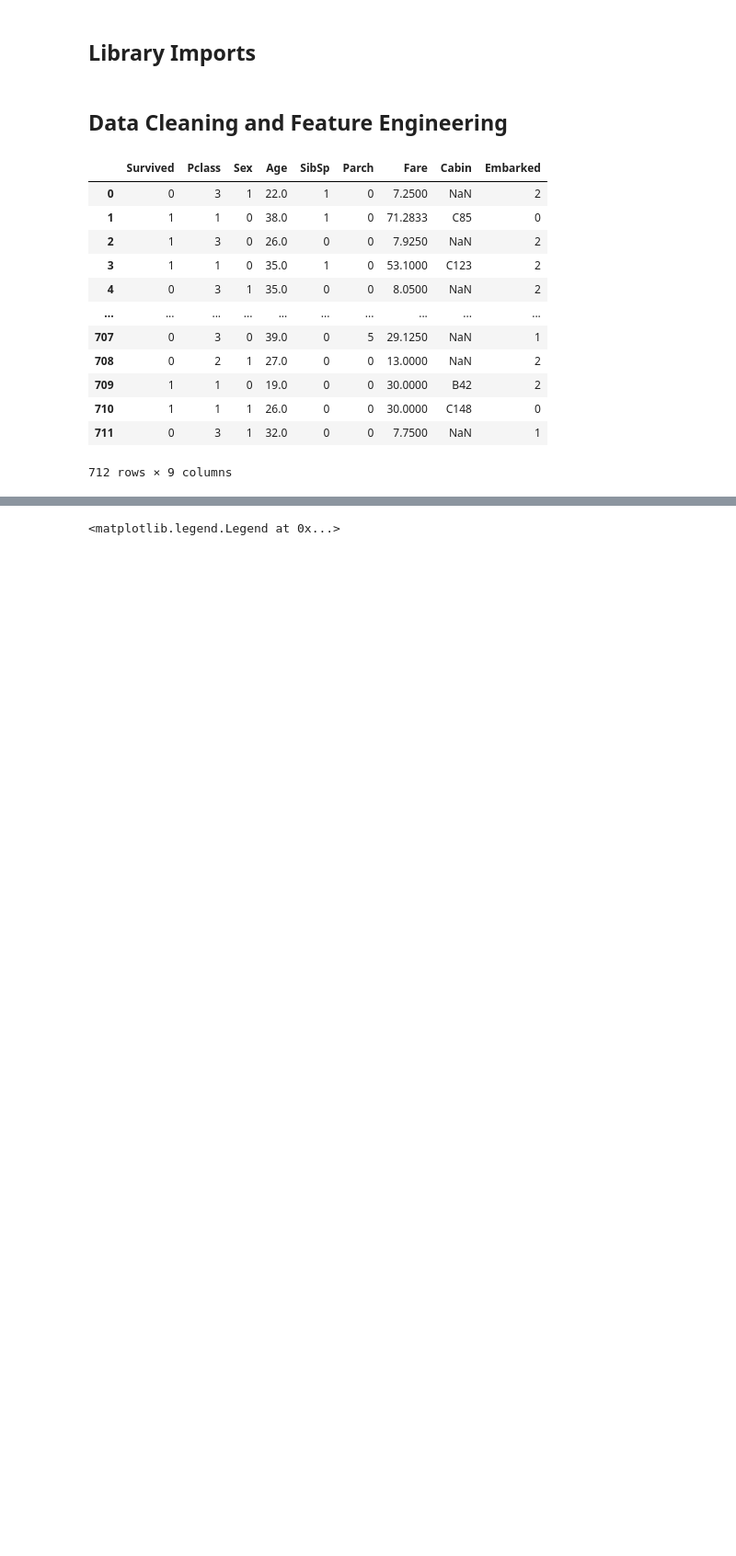
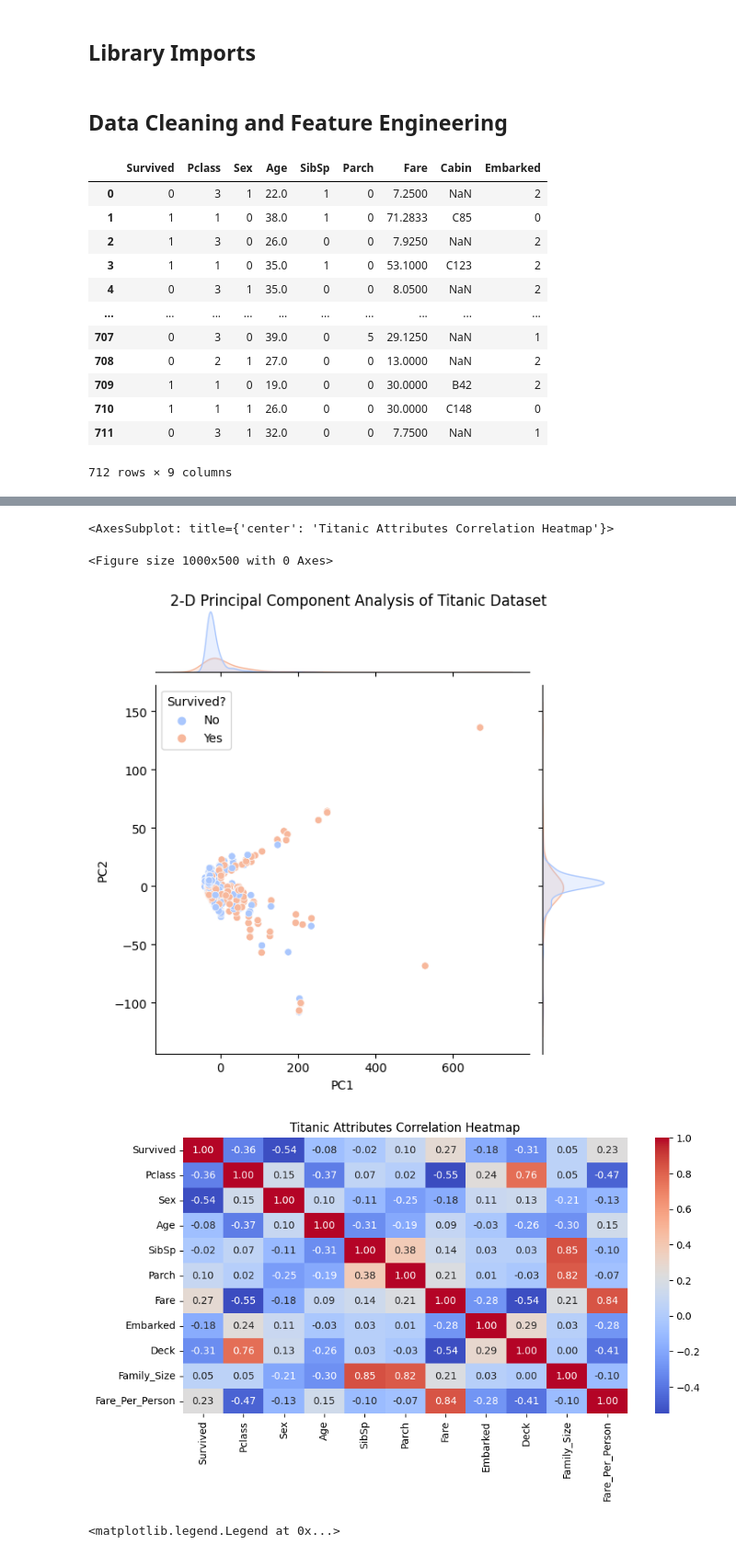
Before and after one commit to max-barker/comp5013-project, a Jupyter notebook: workbook.ipynb, the cells around one changed output, grey strips where cells are left out. Shown: that part at 92% size. Drawn from its saved outputs; the diff is of its cells as text; code cells hidden in the pictures; blank space fills up the shorter version.

```diff
--- a/workbook.ipynb
+++ b/workbook.ipynb
@@ -60,4 +68,29 @@ df_titanic
 712 rows × 11 columns
+# %%
+plt.figure(figsize=(10, 5))
+pca = PCA(n_components=2)
+pca.fit(df_titanic)
+pca_df = pd.DataFrame(pca.transform(df_titanic), columns=['PC1', 'PC2'])
+pca_df['Survived'] = df_titanic['Survived']
+
+jg = sns.jointplot(data=pca_df, x="PC1", y="PC2", hue="Survived", palette='coolwarm')
+jg.fig.subplots_adjust(top=0.95)
+jg.fig.suptitle('2-D Principal Component Analysis of Titanic Dataset')
+ax = plt.gca()
+handles, _ = ax.get_legend_handles_labels()
+ax.legend(handles=handles, labels=survived_labels, title='Survived?')
+
+
+fig, ax0 = plt.subplots(figsize=(10, 5))
+
+ax0.set_title('Titanic Attributes Correlation Heatmap')
+corr = df_titanic.corr()
+sns.heatmap(ax=ax0, data=round(corr, 2), annot=True, cmap="coolwarm", fmt='.2f')
+# %% [output]
+<AxesSubplot: title={'center': 'Titanic Attributes Correlation Heatmap'}>
+<Figure size 1000x500 with 0 Axes>
+[figure, added]
+[figure, added]
 # %%
 fig = plt.figure(tight_layout=True, figsize=(10, 10))
 grid = plt.GridSpec(nrows=2, ncols=2)
```
Also changed, not shown: parts of 13 cells of this notebook.
